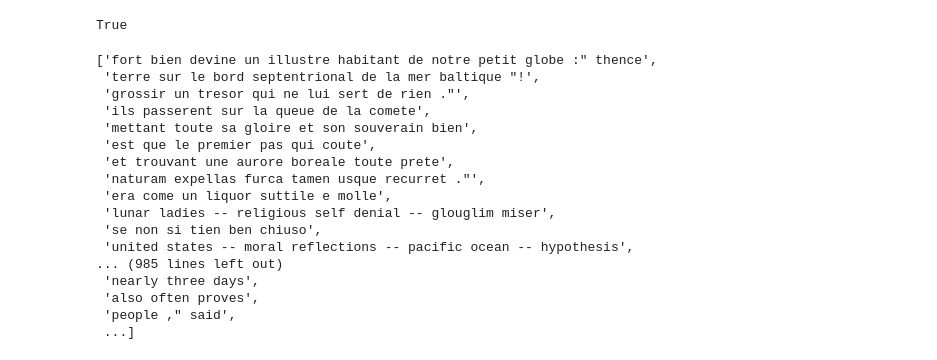
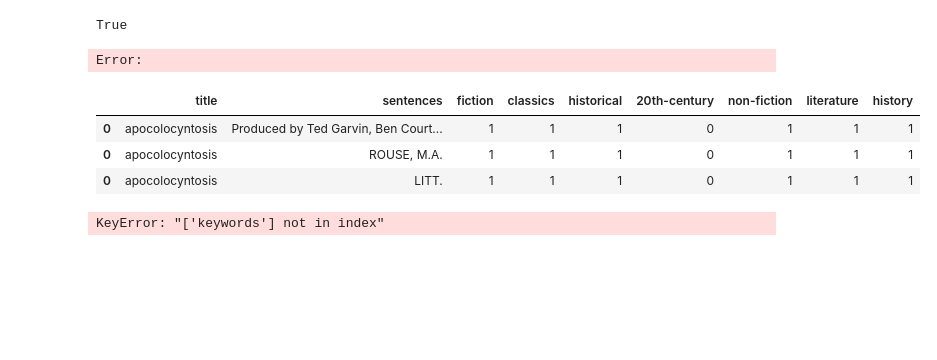
Before and after one commit to LoombaSetu/talk-BERTy-to-me, a Jupyter notebook: exploration.ipynb, the cells around one changed output. Drawn from its saved outputs; the diff is of its cells as text; code cells hidden in the pictures; blank space fills up the shorter version.

Commit message:
dataloader sans categorical vars

```diff
--- a/exploration.ipynb
+++ b/exploration.ipynb
@@ -137,23 +128,17 @@ def rake_extract(text):
     return r.get_ranked_phrases()
 # %%
 data_gutenberg.loc[:,'keywords'] = data_gutenberg.loc[:,'text'].apply(lambda x: rake_extract(x))
+# %%
+data_gutenberg.loc[:,'sentences'] = data_gutenberg.loc[:,'text'].apply(lambda x: nltk.tokenize.sent_tokenize(str(x)))
+# %%
+data_gutenberg = data_gutenberg.explode('sentences')
+data_gutenberg = data_gutenberg.loc[:,['title', 'sentences', 'keywords'] + list(top_7_cats)]
+# %% [output]
+Error:
 # %%
-data_gutenberg.loc[:,'keywords'][3]
+data_gutenberg.head(3)
 # %% [output]
-['fort bien devine un illustre habitant de notre petit globe :" thence',
- 'terre sur le bord septentrional de la mer baltique "!',
- 'grossir un tresor qui ne lui sert de rien ."',
- 'ils passerent sur la queue de la comete',
- 'mettant toute sa gloire et son souverain bien',
- 'est que le premier pas qui coute',
- 'et trouvant une aurore boreale toute prete',
- 'naturam expellas furca tamen usque recurret ."',
- 'era come un liquor suttile e molle',
- 'lunar ladies -- religious self denial -- glouglim miser',
- 'se non si tien ben chiuso',
- 'united states -- moral reflections -- pacific ocean -- hypothesis',
-... (985 lines left out)
- 'nearly three days',
- 'also often proves',
- 'people ," said',
- ...]
+|  | title | sentences | fiction | classics | historical | 20th-century | non-fiction | literature | history |
+| 0 | apocolocyntosis | Produced by Ted Garvin, Ben Court... | 1 | 1 | 1 | 0 | 1 | 1 | 1 |
+| 0 | apocolocyntosis | ROUSE, M.A. | 1 | 1 | 1 | 0 | 1 | 1 | 1 |
+| 0 | apocolocyntosis | LITT. | 1 | 1 | 1 | 0 | 1 | 1 | 1 |
@@ -159,0 +169,6 @@ data_gutenberg.loc[:,'keywords'][3]
+# %%
+dataloader = torch.utils.data.DataLoader(data_gutenberg.loc[
+    :,['title', 'sentences', 'keywords']], batch_size=8,
+      shuffle=False, collate_fn=collate_batch)
+# %% [output]
+KeyError: "['keywords'] not in index"
```
Also changed, not shown: parts of 4 cells of this notebook.
